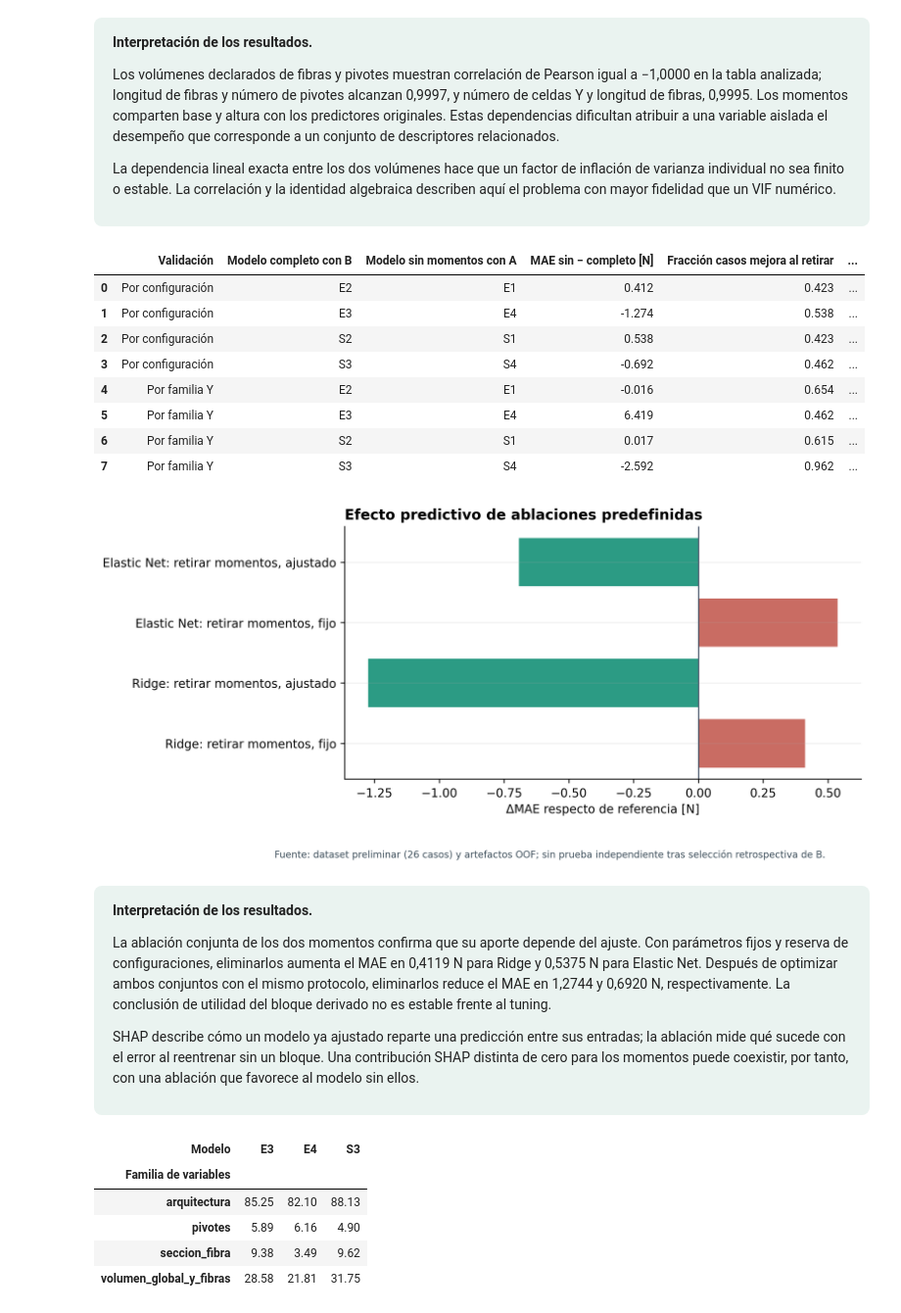
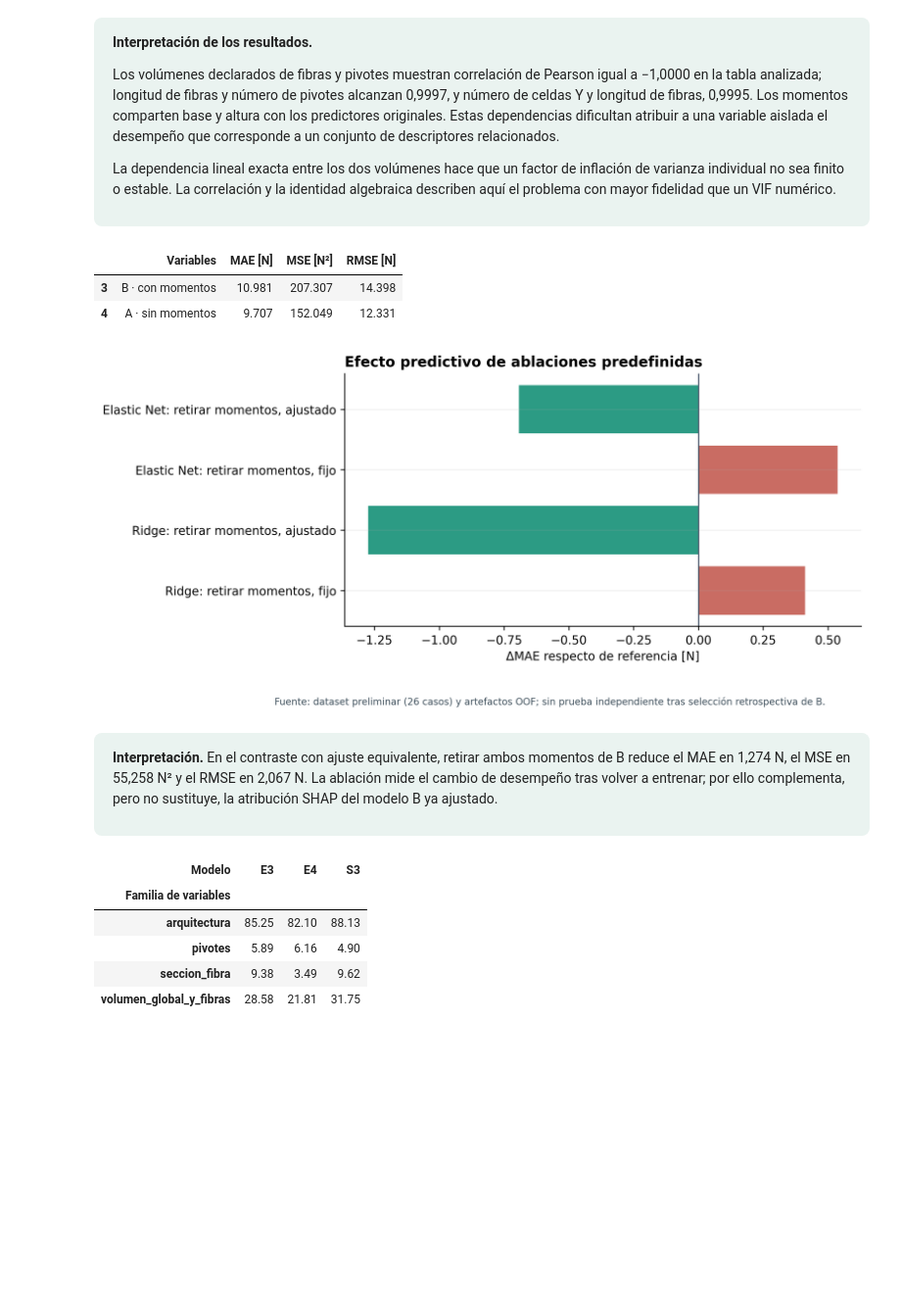
Before and after one commit to melissaaylasb-sudo/T02_MIA14_SeccionB, a Jupyter notebook: notebooks/06_Modelado_Tuning_SHAP.ipynb, the cells around one changed output. Shown at 98% size. Cells and saved outputs as stored; diff of their text form; code cells hidden in the pictures; blank space fills up the shorter version.

```diff
--- a/notebooks/06_Modelado_Tuning_SHAP.ipynb
+++ b/notebooks/06_Modelado_Tuning_SHAP.ipynb
@@ -700,30 +512,23 @@ figura(14)
 <p>La dependencia lineal exacta entre los dos volúmenes hace que un factor de inflación de varianza individual no sea finito o estable. La correlación y la identidad algebraica describen aquí el problema con mayor fidelidad que un VIF numérico.</p>
 </div>
 # %%
-abl = tabla("ablaciones")
-display(presentar(abl[["protocolo", "referencia", "intervencion", "delta_MAE_N",
-             "fraccion_casos_mejora", "sd_delta_error_absoluto_N"]]
-        .rename(columns={"protocolo":"Validación", "referencia":"Modelo completo con B",
-                         "intervencion":"Modelo sin momentos con A", "delta_MAE_N":"MAE sin − completo [N]",
-                         "fraccion_casos_mejora":"Fracción casos mejora al retirar",
-                         "sd_delta_error_absoluto_N":"Desv. del cambio de error [N]"}).round(3)))
+comparacion_ablacion = metricas[metricas.protocolo.eq("configuracion") &
+                             metricas.experimento.isin(["E3", "E4"])].copy()
+comparacion_ablacion["Variables"] = comparacion_ablacion.experimento.map({
+    "E3": "B · con momentos", "E4": "A · sin momentos"})
+comparacion_ablacion["MSE_N2"] = comparacion_ablacion.RMSE_N ** 2
+display(comparacion_ablacion[["Variables", "MAE_N", "MSE_N2", "RMSE_N"]]
+        .rename(columns={"MAE_N": "MAE [N]", "MSE_N2": "MSE [N²]",
+                         "RMSE_N": "RMSE [N]"}).round(3))
 figura(15)
 # %% [output]
-|  | Validación | Modelo completo con B | Modelo sin momentos con A | MAE sin − completo [N] | Fracción casos mejora al retirar | ... |
-| 0 | Por configuración | E2 | E1 | 0.412 | 0.423 | ... |
-| 1 | Por configuración | E3 | E4 | -1.274 | 0.538 | ... |
-| 2 | Por configuración | S2 | S1 | 0.538 | 0.423 | ... |
-| 3 | Por configuración | S3 | S4 | -0.692 | 0.462 | ... |
-| 4 | Por familia Y | E2 | E1 | -0.016 | 0.654 | ... |
-| 5 | Por familia Y | E3 | E4 | 6.419 | 0.462 | ... |
-| 6 | Por familia Y | S2 | S1 | 0.017 | 0.615 | ... |
-| 7 | Por familia Y | S3 | S4 | -2.592 | 0.962 | ... |
+|  | Variables | MAE [N] | MSE [N²] | RMSE [N] |
+| 3 | B · con momentos | 10.981 | 207.307 | 14.398 |
+| 4 | A · sin momentos | 9.707 | 152.049 | 12.331 |
 [figure]
 # %% [markdown]
 <div style="background-color:#eaf3f0; padding:15px 19px; border:0; border-radius:8px; margin:12px 0;">
-<p><strong>Interpretación de los resultados.</strong></p>
-<p>La ablación conjunta de los dos momentos confirma que su aporte depende del ajuste. Con parámetros fijos y reserva de configuraciones, eliminarlos aumenta el MAE en 0,4119 N para Ridge y 0,5375 N para Elastic Net. Después de optimizar ambos conjuntos con el mismo protocolo, eliminarlos reduce el MAE en 1,2744 y 0,6920 N, respectivamente. La conclusión de utilidad del bloque derivado no es estable frente al tuning.</p>
-<p>SHAP describe cómo un modelo ya ajustado reparte una predicción entre sus entradas; la ablación mide qué sucede con el error al reentrenar sin un bloque. Una contribución SHAP distinta de cero para los momentos puede coexistir, por tanto, con una ablación que favorece al modelo sin ellos.</p>
+<p><strong>Interpretación.</strong> En el contraste con ajuste equivalente, retirar ambos momentos de B reduce el MAE en 1,274 N, el MSE en 55,258 N² y el RMSE en 2,067 N. La ablación mide el cambio de desempeño tras volver a entrenar; por ello complementa, pero no sustituye, la atribución SHAP del modelo B ya ajustado.</p>
 </div>
 # %%
 familias_shap = tabla("shap_familias")
```
Also changed, not shown: parts of 21 cells of this notebook, 10 other files.
